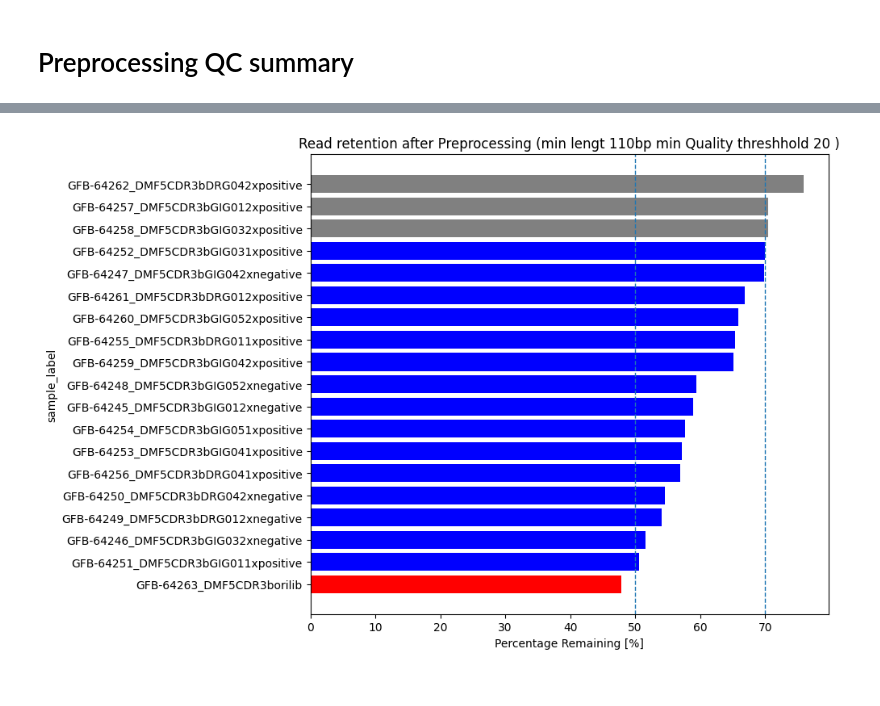
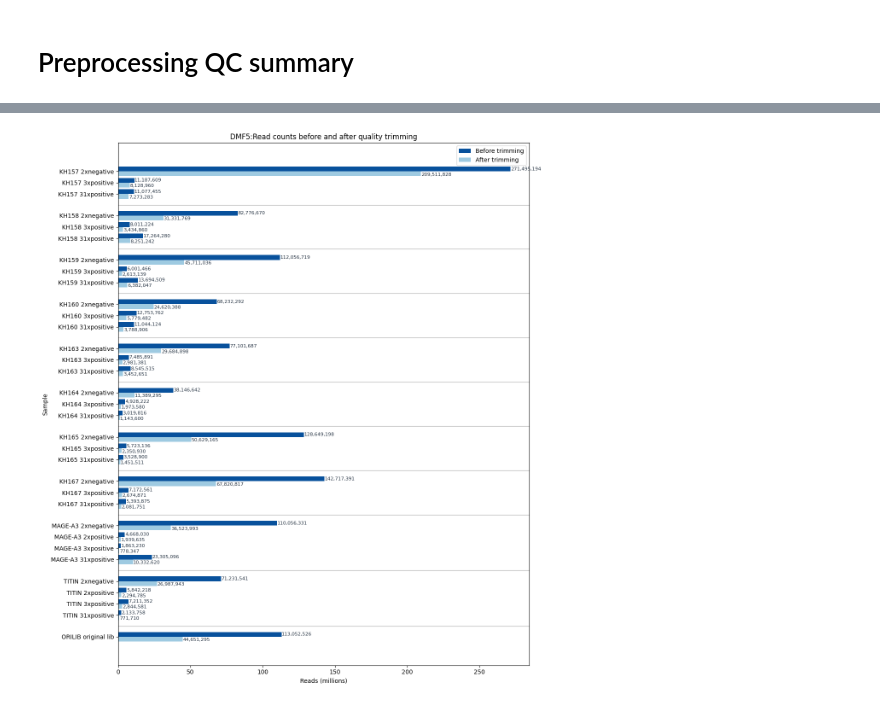
Before and after one commit to marluca95/NGS_pipeline, a Jupyter notebook: notebooks/Script1_PrePrecessing_Summary.ipynb, the cells around one changed output, grey strips where cells are left out. Cells and saved outputs as stored; diff of their text form; code cells hidden in the pictures.

```diff
--- a/notebooks/Script1_PrePrecessing_Summary.ipynb
+++ b/notebooks/Script1_PrePrecessing_Summary.ipynb
@@ -4,11 +4,12 @@
 import pandas as pd
 import numpy as np
 import re
-from pathlib import Path
 import matplotlib.pyplot as plt
 
 # --- set your file path here ---
-csv_path = "/cluster/project/reddy/katja/NGS_pipeline/data/P3481_LUCA-TCRDMF5/preprocessed/18_02_2026_minLenght110_QScore20/bbduk_summary_20260218_104832.csv"   # <-- change
+# csv_path = "/cluster/project/reddy/katja/NGS_pipeline/data/P3481_LUCA-TCRDMF5/preprocessed/18_02_2026_minLenght110_QScore20/bbduk_summary_20260218_104832.csv"   # <-- change
+# csv_path = "/cluster/project/reddy/katja/NGS_pipeline/data/P3408_LUCA-TCRA3/processed/27_01_2026_minLenght191_QScore20/bbduk_summary_20260127_11-27-18.csv"   # <-- change
+csv_path = "/cluster/project/reddy/katja/NGS_pipeline/data/P3408_LUCA-TCRA3/processed/10_05_2026_minLenght191_QScore30/bbduk_run_summary_20260510_212407.csv"   # <-- change
 
 df = pd.read_csv(csv_path)
 df.head()
@@ -122,26 +285,44 @@ plt.show()
 # %%
-all_samples = sample_summary.sort_values("retention_reads_pct")
+ordered = plot_summary.copy()
 
-colors = [
-    "red" if x < 50 else
-    "blue" if x < 70 else
-    "gray"
-    for x in all_samples["retention_reads_pct"]
-]
+# Build y positions with a gap between peptide groups for readability.
+group_gap = 0.9
+group_starts = np.where(ordered["protein"].ne(ordered["protein"].shift(1)))[0]
+y = np.arange(len(ordered), dtype=float)
+for s in group_starts[1:]:
+    y[s:] += group_gap
 
-plt.figure(figsize=(10, max(4, 0.35 * len(all_samples))))
-plt.barh(all_samples["sample_label"].astype(str),
-         all_samples["retention_reads_pct"],
-         color=colors)
+# Plot in millions of reads to keep axes readable.
+reads_in_m = ordered["reads_in"] / 1_000_000
+reads_out_m = ordered["reads_out"] / 1_000_000
+h = 0.42
 
-plt.axvline(50, linestyle="--", linewidth=1)
-plt.axvline(70, linestyle="--", linewidth=1)
+fig, ax = plt.subplots(figsize=(12, max(5, 0.4 * len(ordered))))
+# Keep "before" as dark blue and on the upper bar of each pair.
+ax.barh(y - h / 2, reads_in_m, height=h, label="Before trimming", color="#08519c")
+ax.barh(y + h / 2, reads_out_m, height=h, label="After trimming", color="#9ecae1")
 
-plt.xlabel("Percentage Remaining [%]")
-plt.ylabel("sample_label")
-plt.title("Read retention after Preprocessing (min lengt 110bp min Quality threshhold 20 )")
+for s in group_starts[1:]:
+    sep_y = (y[s - 1] + y[s]) / 2
+    ax.axhline(sep_y, color="black", linewidth=0.8, alpha=0.35)
+
+# Add actual read counts at the end of each bar.
+for yi, reads_before_m, reads_after_m, reads_before, reads_after in zip(
+    y, reads_in_m, reads_out_m, ordered["reads_in"], ordered["reads_out"]
+):
+    ax.text(reads_before_m + 0.15, yi - h / 2, f"{int(reads_before):,}", va="center", ha="left", fontsize=8, color="#1f2d3d")
+    ax.text(reads_after_m + 0.15, yi + h / 1.5, f"{int(reads_after):,}", va="center", ha="left", fontsize=8, color="#1f2d3d")
+
+x_max_m = max(float(reads_in_m.max()), float(reads_out_m.max())) + 13
+ax.set_xlim(0, x_max_m)
+ax.set_yticks(y, ordered["display_label"].astype(str))
+ax.set_xlabel("Reads (millions)")
+ax.set_ylabel("Sample")
+ax.set_title("DMF5:Read counts before and after quality trimming")
+ax.legend(loc="upper right")
+ax.invert_yaxis()
 plt.tight_layout()
 plt.show()
 # %% [output]
-[figure, old version]
+[figure, new version]
 # %%
```
Also changed, not shown: parts of 5 cells of this notebook, 3 other files.
